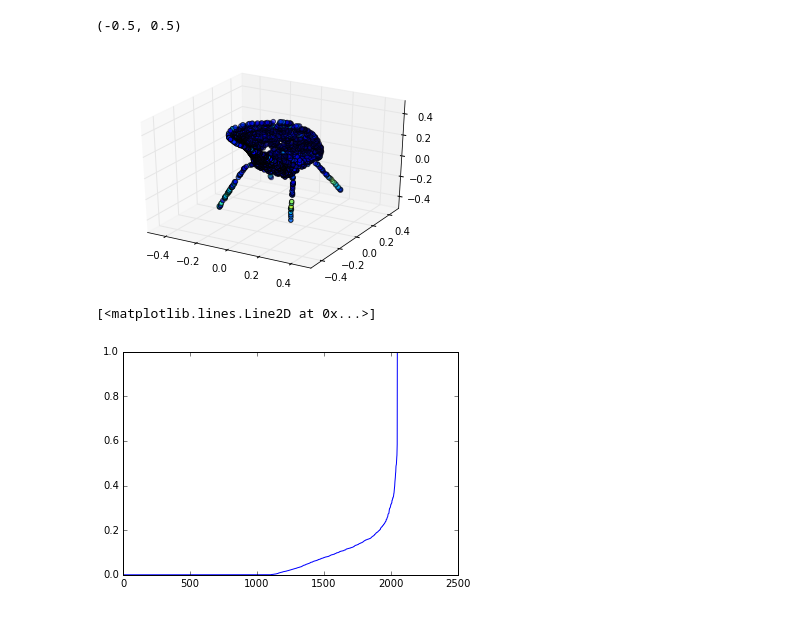
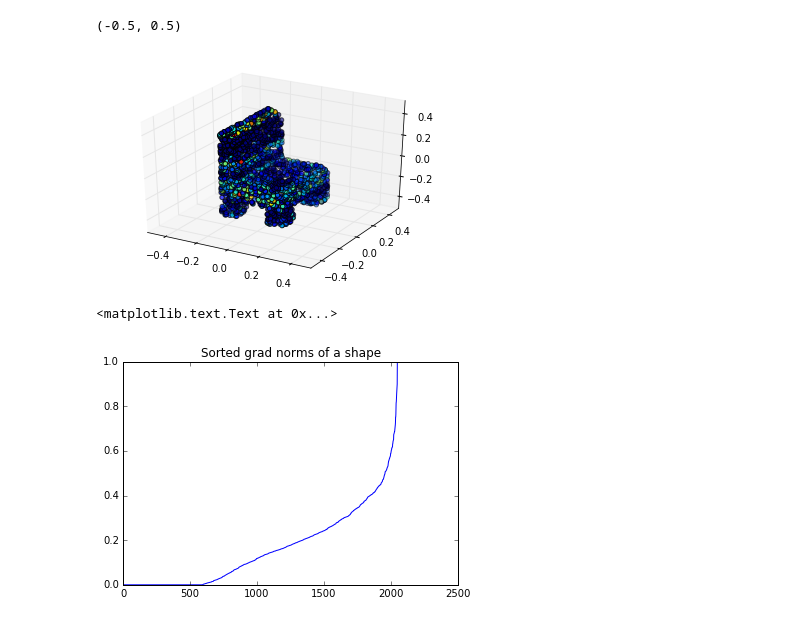
Before and after one commit to optas/tf_lab, a Jupyter notebook: notebooks/panos/peripheral/gradient_signal_of_ae.ipynb, the cells around one changed output. Cells and saved outputs as stored; diff of their text form; code cells hidden in the pictures.

```diff
--- a/notebooks/panos/peripheral/gradient_signal_of_ae.ipynb
+++ b/notebooks/panos/peripheral/gradient_signal_of_ae.ipynb
@@ -55,6 +58,7 @@ from tf_lab.point_clouds.generators_discriminators import latent_code_discrimina
 # %%
 n_pc_samples = 2048
 ae_loss = 'emd'
-class_name = raw_input('Give me the class type: ').lower()
+# class_name = raw_iput('Give me the class type: ').lower()
+class_name = 'chair'
 syn_id = shape_net_category_to_synth_id()[class_name]
 top_data_dir = '/orions4-zfs/projects/lins2/Panos_Space/DATA/'
@@ -123,6 +91,0 @@ def train_me(self, train_data, configuration, log_file=None):
-# %%
-ae_conf.batch_size = 200
-train_me(ae, train_data, ae_conf)
-
-ae_conf.batch_size = 40
-train_me(ae, train_data, ae_conf)
@@ -132,5 +92,5 @@ train_me(ae, train_data, ae_conf)
 # %%
-shape_id = 25
+shape_id = 44
 g, r = ae.sess.run([tf.gradients(ae.z, ae.x), ae.x_reconstr], feed_dict={ae.x: pclouds[shape_id].reshape(1,2048,3)})
 g = g[0][0]
 r = r[0]
@@ -145,9 +105,10 @@ ax.set_ylim3d(-0.5, 0.5)
 ax.set_zlim3d(-0.5, 0.5)
 # %% [output]
 (-0.5, 0.5)
-[figure, old version]
+[figure, new version]
 # %%
 plt.plot(sorted(c))
+plt.title('Sorted grad norms of a shape')
 # %% [output]
-[<matplotlib.lines.Line2D at 0x...>]
+<matplotlib.text.Text at 0x...>
-[figure, old version]
+[figure, new version]
```
Also changed, not shown: parts of 13 cells of this notebook, 1 other file.
